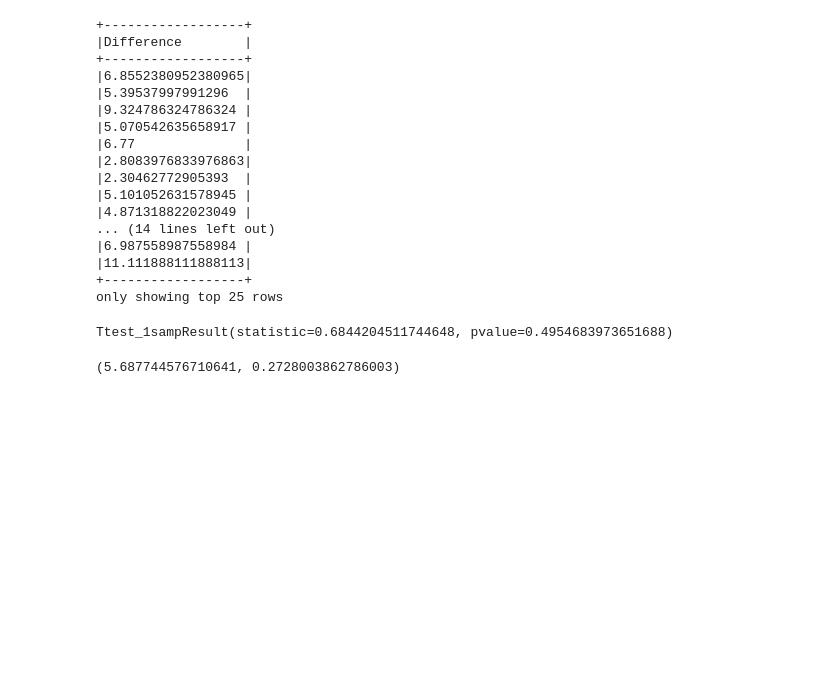
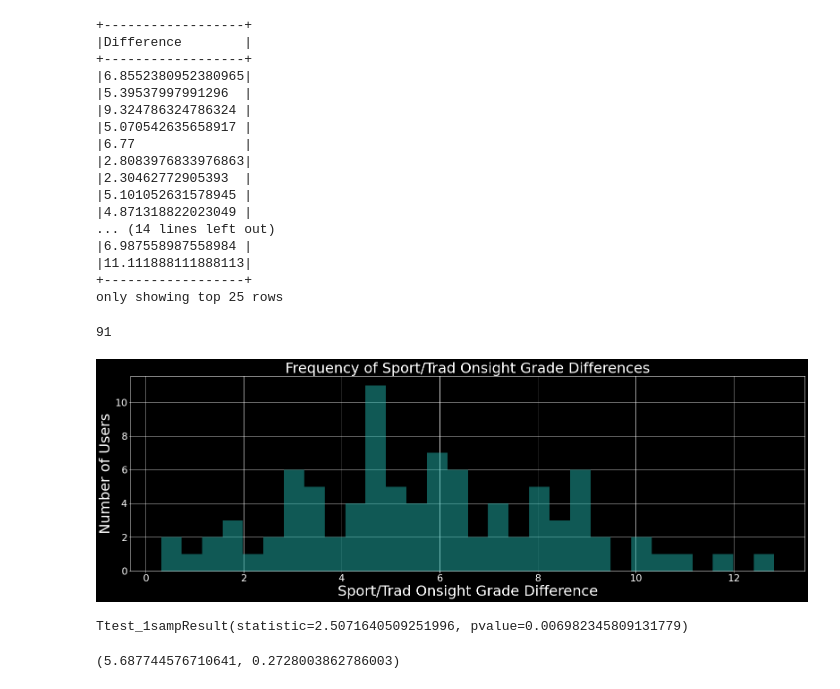
Before and after one commit to zsnyder21/MountainProjectScraper, a Jupyter notebook: DataExploration.ipynb, the cells around one changed output. Cells and saved outputs as stored; diff of their text form; code cells hidden in the pictures; blank space fills up the shorter version.

```diff
--- a/DataExploration.ipynb
+++ b/DataExploration.ipynb
@@ -542,11 +598,30 @@ diffs = np.array([x["Difference"] for x in diffs])
 |11.111888111888113|
 +------------------+
 only showing top 25 rows
+# %%
+fig, ax = plt.subplots(1,1, figsize=(27,8))
+print(diffs.size)
+ax.hist(diffs, bins=30, color="lightseagreen", alpha=0.5)
+ax.set_xlabel("Sport/Trad Onsight Grade Difference", fontsize=32)
+ax.set_ylabel("Number of Users", fontsize=32)
+
+ax.set_title("Frequency of Sport/Trad Onsight Grade Differences", fontsize=32)
+
+# plotFrequencies(ax, sportOnsightClimbs, "Sport Climb Onsight Tick Frequencies vs. Difficulty", color="yellow", label="Sport", alpha=0.5)
+# plotFrequencies(ax, tradOnsightClimbs, "Sport and Trad Climb Onsight Frequencies vs. Difficulty", color="mediumslateblue", label="Trad", alpha=0.5)
+
+# ax.legend(fontsize=22)
+# plt.savefig("./img/RealPlots/sport_climb_onsight_ticks.png")
+# plt.savefig("./img/RealPlots/trad_climb_onsight_ticks.png")
+plt.savefig("./img/RealPlots/user_trad_sport_tick_differences.png")
+# %% [output]
+91
+[figure, added]
 # %%
-test2 = stats.ttest_1samp(diffs, 5.5)
+test2 = stats.ttest_1samp(diffs, 5, alternative="greater")
 test2
 # %% [output]
-Ttest_1sampResult(statistic=0.6844204511744648, pvalue=0.4954683973651688)
+Ttest_1sampResult(statistic=2.5071640509251996, pvalue=0.006982345809131779)
 # %%
 meanDiffs = diffs.mean()
 semDiffs = diffs.std()/np.sqrt(diffs.size)
```
Also changed, not shown: parts of 24 cells of this notebook.
